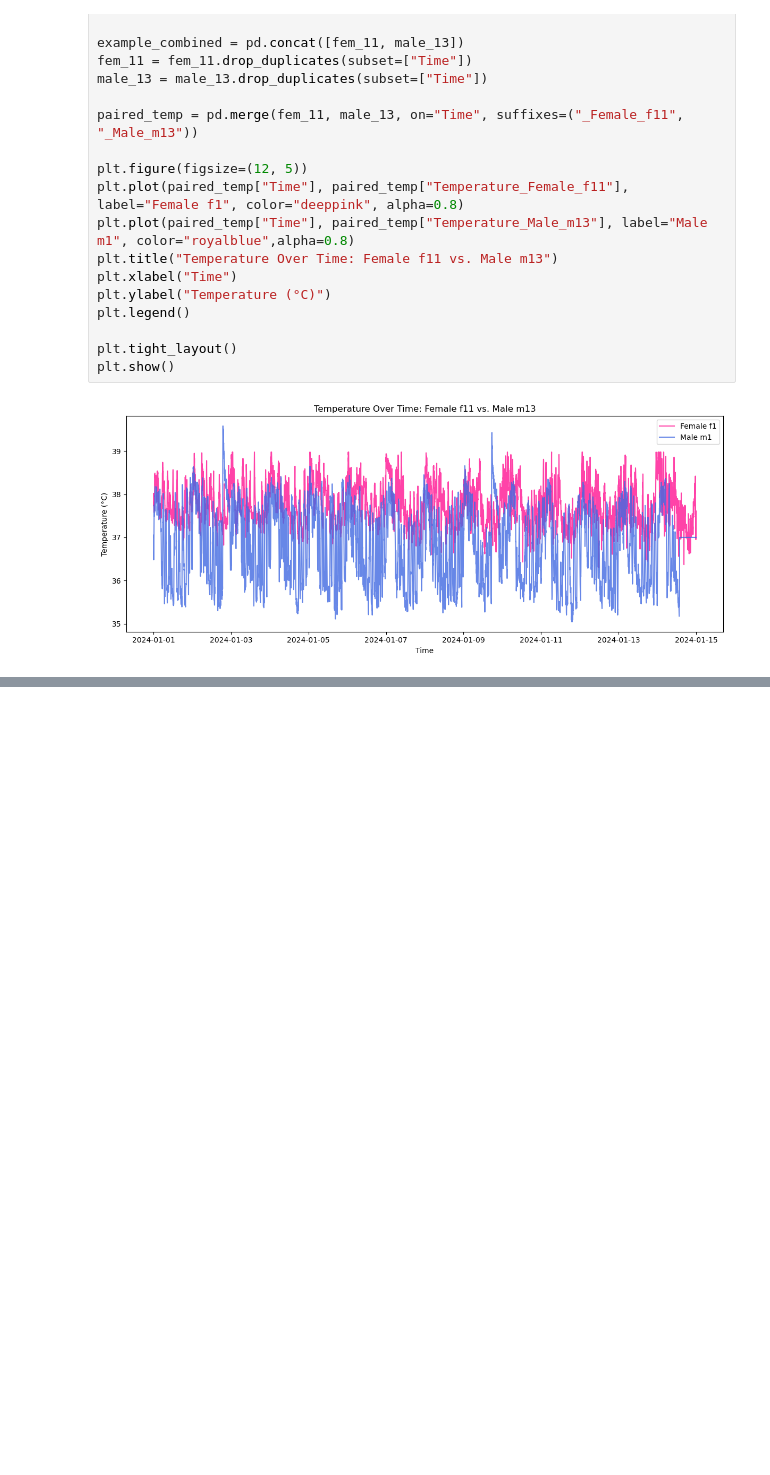
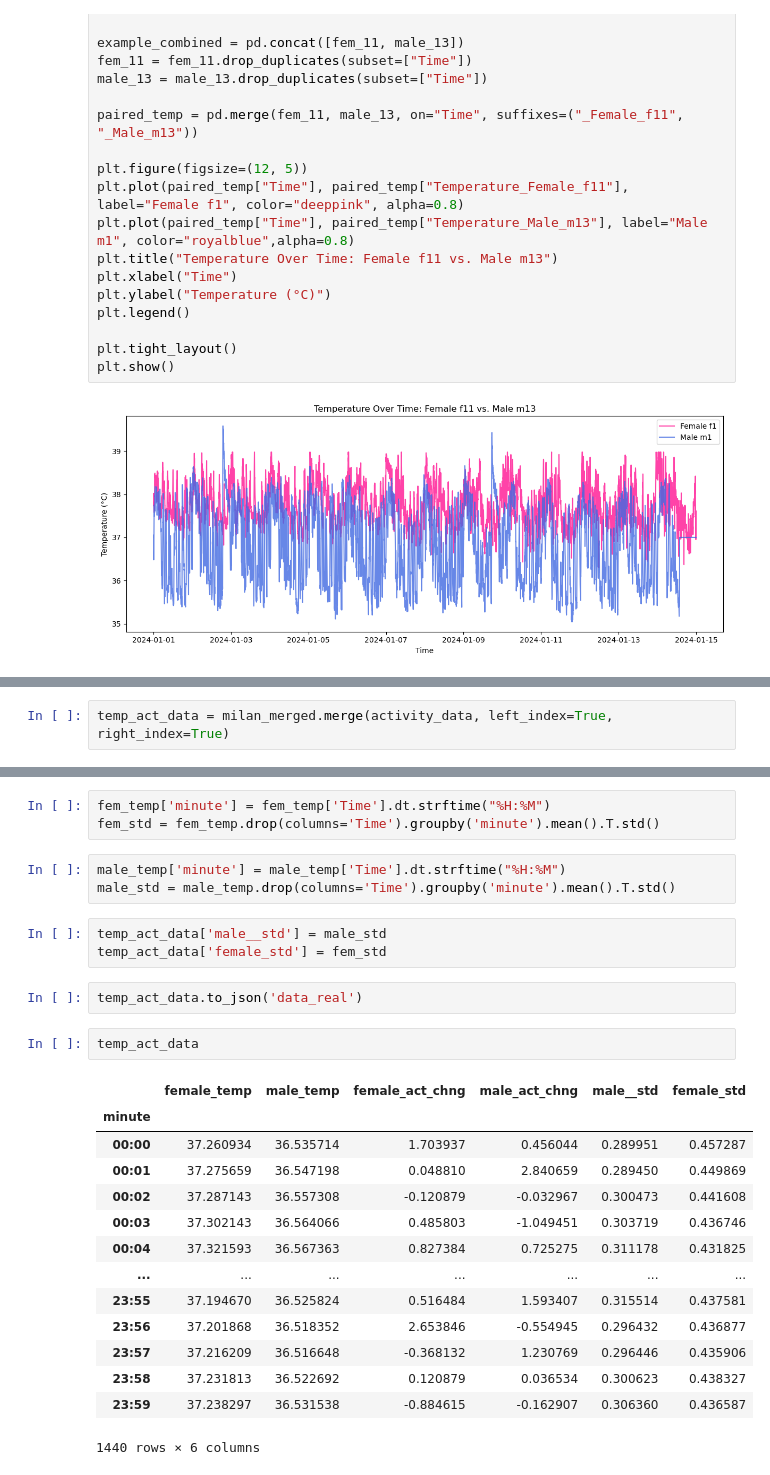
Before and after one commit to mrona22/DSC_106_proj_temp, a Jupyter notebook: ExporatoryGraphs.ipynb, the cells around one changed output, grey strips where cells are left out. Drawn from its saved outputs; the diff is of its cells as text; blank space fills up the shorter version.

```diff
--- a/ExporatoryGraphs.ipynb
+++ b/ExporatoryGraphs.ipynb
@@ -148,0 +254,2 @@ plt.show()
+# %%
+temp_act_data = milan_merged.merge(activity_data, left_index=True, right_index=True)
@@ -148,0 +275,28 @@ plt.show()
+# %%
+fem_temp['minute'] = fem_temp['Time'].dt.strftime("%H:%M")
+fem_std = fem_temp.drop(columns='Time').groupby('minute').mean().T.std()
+# %%
+male_temp['minute'] = male_temp['Time'].dt.strftime("%H:%M")
+male_std = male_temp.drop(columns='Time').groupby('minute').mean().T.std()
+# %%
+temp_act_data['male__std'] = male_std
+temp_act_data['female_std'] = fem_std
+# %%
+temp_act_data.to_json('data_real')
+# %%
+temp_act_data
+# %% [output]
+|  | female_temp | male_temp | female_act_chng | male_act_chng | male__std | female_std |
+| minute |  |  |  |  |  |  |
+| 00:00 | 37.260934 | 36.535714 | 1.703937 | 0.456044 | 0.289951 | 0.457287 |
+| 00:01 | 37.275659 | 36.547198 | 0.048810 | 2.840659 | 0.289450 | 0.449869 |
+| 00:02 | 37.287143 | 36.557308 | -0.120879 | -0.032967 | 0.300473 | 0.441608 |
+| 00:03 | 37.302143 | 36.564066 | 0.485803 | -1.049451 | 0.303719 | 0.436746 |
+| 00:04 | 37.321593 | 36.567363 | 0.827384 | 0.725275 | 0.311178 | 0.431825 |
+| ... | ... | ... | ... | ... | ... | ... |
+| 23:55 | 37.194670 | 36.525824 | 0.516484 | 1.593407 | 0.315514 | 0.437581 |
+| 23:56 | 37.201868 | 36.518352 | 2.653846 | -0.554945 | 0.296432 | 0.436877 |
+| 23:57 | 37.216209 | 36.516648 | -0.368132 | 1.230769 | 0.296446 | 0.435906 |
+| 23:58 | 37.231813 | 36.522692 | 0.120879 | 0.036534 | 0.300623 | 0.438327 |
+| 23:59 | 37.238297 | 36.531538 | -0.884615 | -0.162907 | 0.306360 | 0.436587 |
+1440 rows × 6 columns
```
Also changed, not shown: parts of 15 cells of this notebook, 8 other files.
